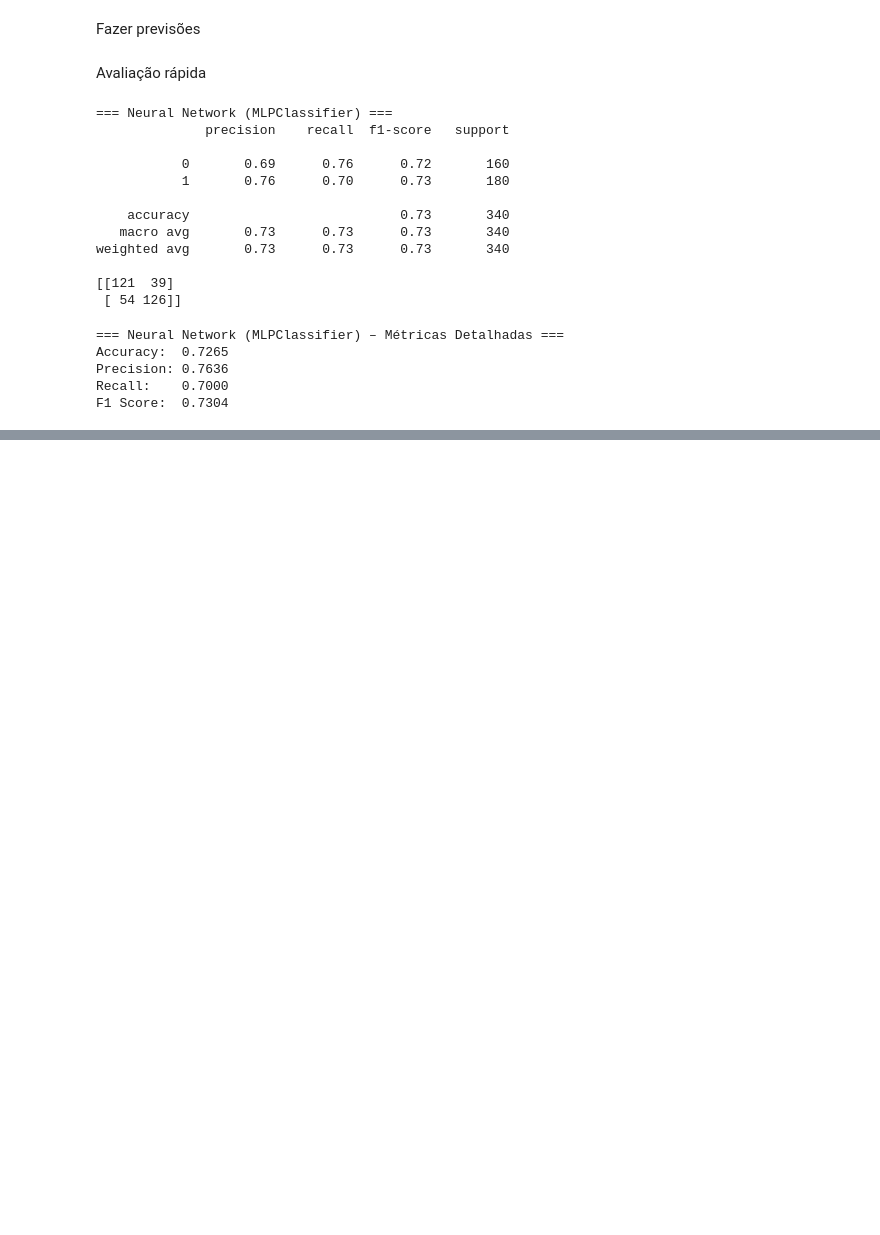
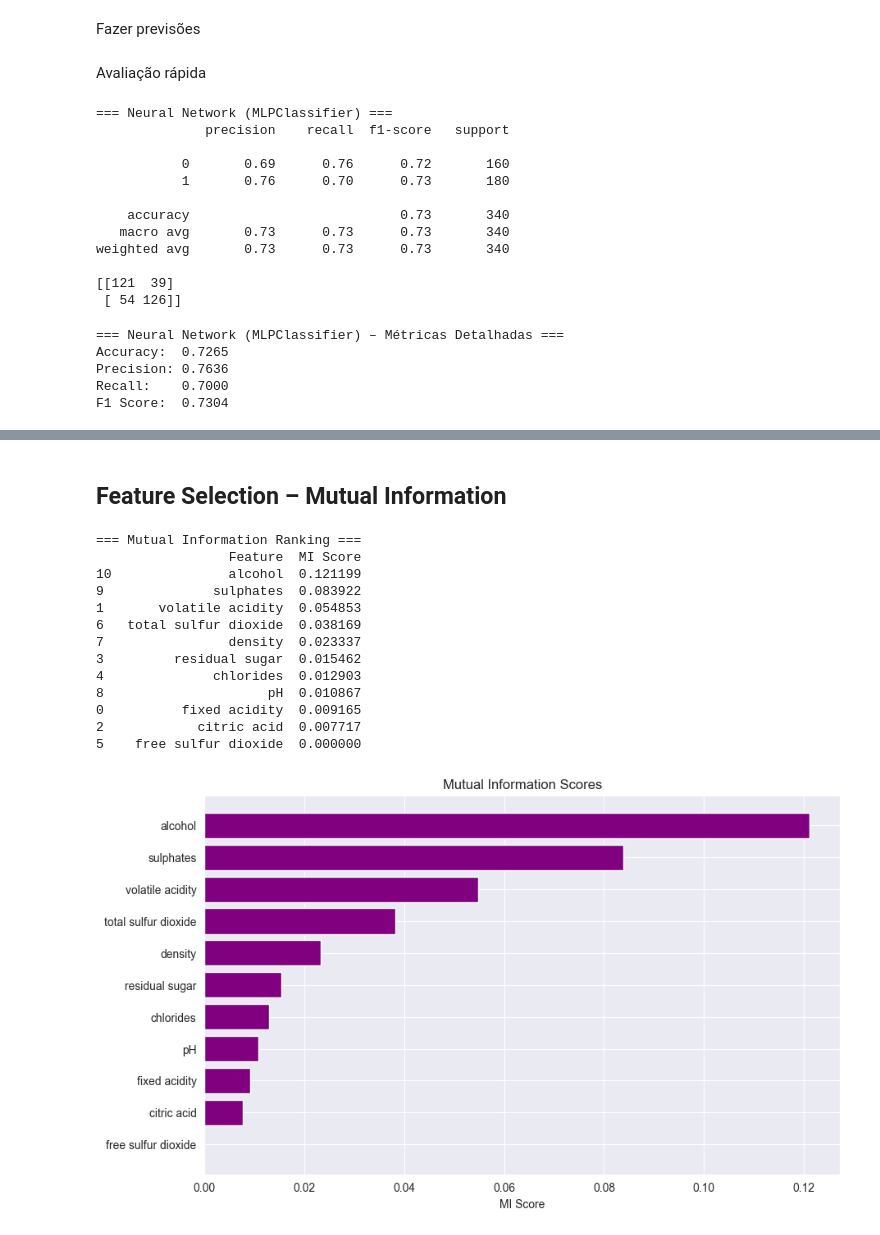
Before and after one commit to tomasgferreira06/ML_TP, a Jupyter notebook: projetoML.ipynb, the cells around one changed output, grey strips where cells are left out. Saved outputs shown, nothing was run; the diff lists cells and outputs as text; code cells hidden in the pictures; blank space fills up the shorter version.

```diff
--- a/proj.ipynb
+++ b/projetoML.ipynb
@@ -484,0 +564,40 @@ F1 Score:  0.7304
+# %% [markdown]
+## Feature Selection – Mutual Information
+# %%
+
+from sklearn.feature_selection import mutual_info_classif
+import numpy as np
+
+# Mutual Information (usa dados NÃO normalizados)
+mi_scores = mutual_info_classif(X, y, random_state=42)
+
+mi_df = pd.DataFrame({
+    'Feature': X.columns,
+    'MI Score': mi_scores
+}).sort_values(by='MI Score', ascending=False)
+
+print("=== Mutual Information Ranking ===")
+print(mi_df)
+
+# Plot
+plt.figure(figsize=(10, 6))
+plt.barh(mi_df['Feature'], mi_df['MI Score'], color='purple')
+plt.title("Mutual Information Scores")
+plt.xlabel("MI Score")
+plt.gca().invert_yaxis()
+plt.show()
+# %% [output]
+=== Mutual Information Ranking ===
+                 Feature  MI Score
+10               alcohol  0.121199
+9              sulphates  0.083922
+1       volatile acidity  0.054853
+6   total sulfur dioxide  0.038169
+7                density  0.023337
+3         residual sugar  0.015462
+4              chlorides  0.012903
+8                     pH  0.010867
+0          fixed acidity  0.009165
+2            citric acid  0.007717
+5    free sulfur dioxide  0.000000
+[figure, added]
```
Also changed, not shown: parts of 24 cells of this notebook, 1 other file.
